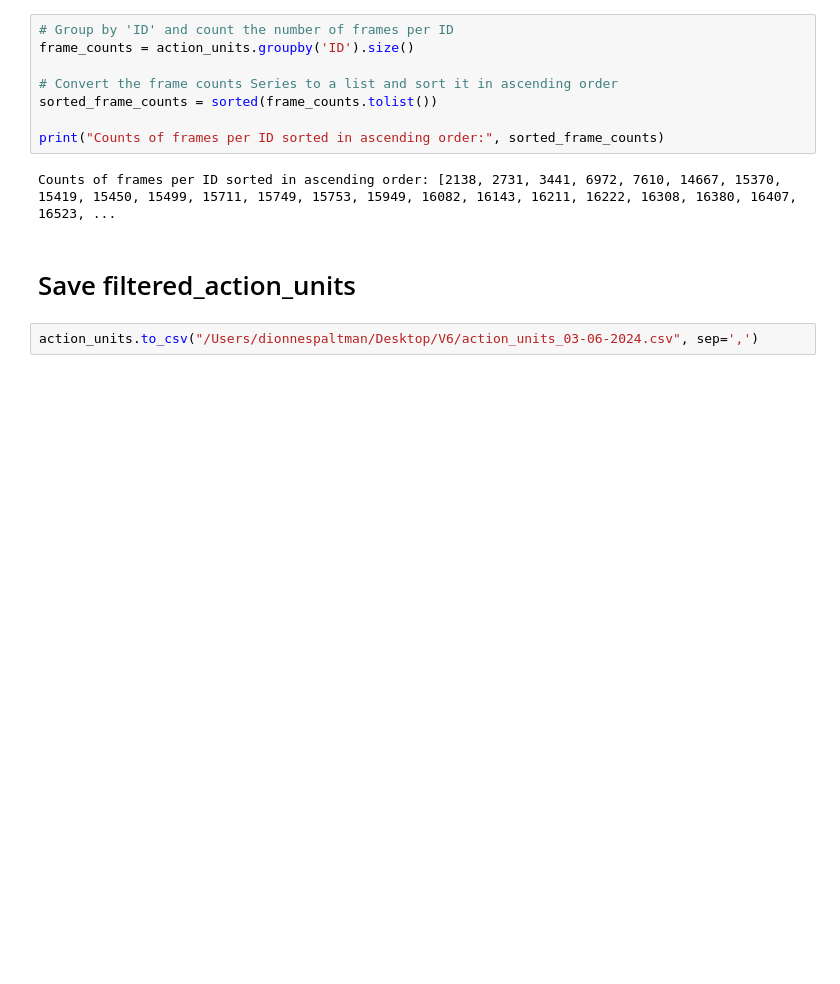
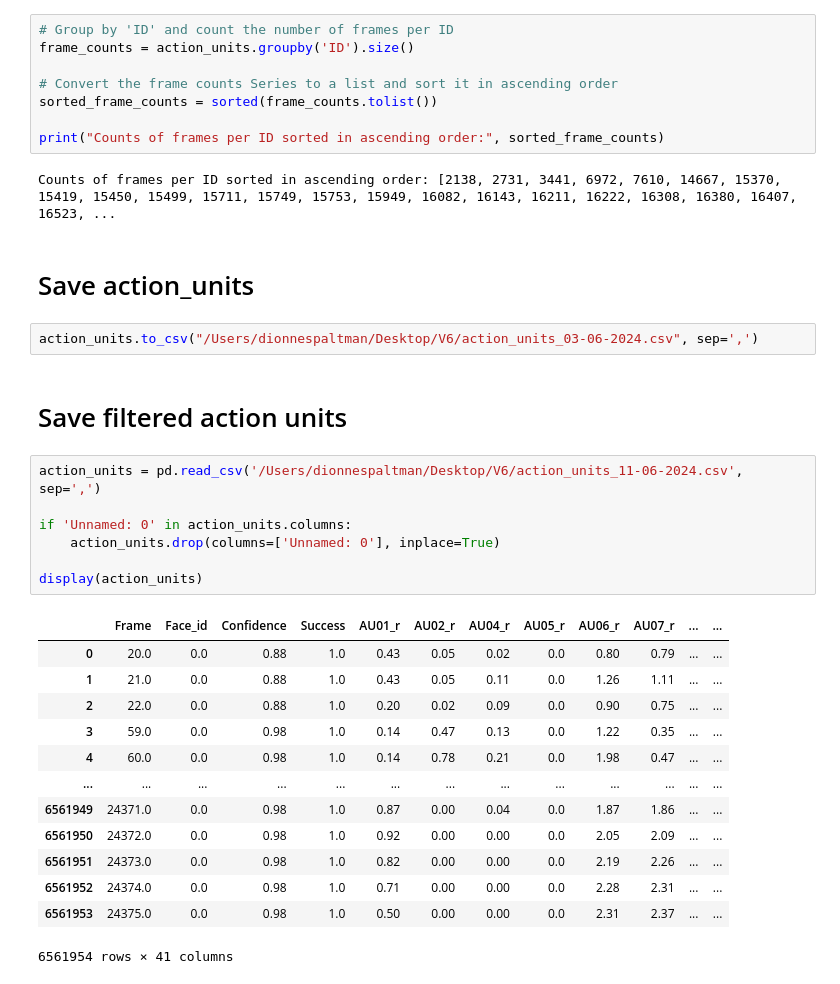
Before and after one commit to DionneSpaltman/predicting_VVR, a Jupyter notebook: processing/02_cleaning_actionunits.ipynb, the cells around one changed output. Cells and saved outputs as stored; diff of their text form; blank space fills up the shorter version.

```diff
--- a/processing/02_cleaning_actionunits.ipynb
+++ b/processing/02_cleaning_actionunits.ipynb
@@ -957,6 +957,29 @@ print("Counts of frames per ID sorted in ascending order:", sorted_frame_counts)
 # %% [output]
 Counts of frames per ID sorted in ascending order: [2138, 2731, 3441, 6972, 7610, 14667, 15370, 15419, 15450, 15499, 15711, 15749, 15753, 15949, 16082, 16143, 16211, 16222, 16308, 16380, 16407, 16523, ...
 # %% [markdown]
-# Save filtered_action_units
+# Save action_units
 # %%
 action_units.to_csv("/Users/dionnespaltman/Desktop/V6/action_units_03-06-2024.csv", sep=',')
+# %% [markdown]
+# Save filtered action units
+# %%
+action_units = pd.read_csv('/Users/dionnespaltman/Desktop/V6/action_units_11-06-2024.csv', sep=',')
+
+if 'Unnamed: 0' in action_units.columns:
+    action_units.drop(columns=['Unnamed: 0'], inplace=True)
+
+display(action_units)
+# %% [output]
+|  | Frame | Face_id | Confidence | Success | AU01_r | AU02_r | AU04_r | AU05_r | AU06_r | AU07_r | ... | ... |
+| 0 | 20.0 | 0.0 | 0.88 | 1.0 | 0.43 | 0.05 | 0.02 | 0.0 | 0.80 | 0.79 | ... | ... |
+| 1 | 21.0 | 0.0 | 0.88 | 1.0 | 0.43 | 0.05 | 0.11 | 0.0 | 1.26 | 1.11 | ... | ... |
+| 2 | 22.0 | 0.0 | 0.88 | 1.0 | 0.20 | 0.02 | 0.09 | 0.0 | 0.90 | 0.75 | ... | ... |
+| 3 | 59.0 | 0.0 | 0.98 | 1.0 | 0.14 | 0.47 | 0.13 | 0.0 | 1.22 | 0.35 | ... | ... |
+| 4 | 60.0 | 0.0 | 0.98 | 1.0 | 0.14 | 0.78 | 0.21 | 0.0 | 1.98 | 0.47 | ... | ... |
+| ... | ... | ... | ... | ... | ... | ... | ... | ... | ... | ... | ... | ... |
+| 6561949 | 24371.0 | 0.0 | 0.98 | 1.0 | 0.87 | 0.00 | 0.04 | 0.0 | 1.87 | 1.86 | ... | ... |
+| 6561950 | 24372.0 | 0.0 | 0.98 | 1.0 | 0.92 | 0.00 | 0.00 | 0.0 | 2.05 | 2.09 | ... | ... |
+| 6561951 | 24373.0 | 0.0 | 0.98 | 1.0 | 0.82 | 0.00 | 0.00 | 0.0 | 2.19 | 2.26 | ... | ... |
+| 6561952 | 24374.0 | 0.0 | 0.98 | 1.0 | 0.71 | 0.00 | 0.00 | 0.0 | 2.28 | 2.31 | ... | ... |
+| 6561953 | 24375.0 | 0.0 | 0.98 | 1.0 | 0.50 | 0.00 | 0.00 | 0.0 | 2.31 | 2.37 | ... | ... |
+6561954 rows × 41 columns
```
Also changed, not shown: parts of 6 cells of this notebook, 2 other files.
